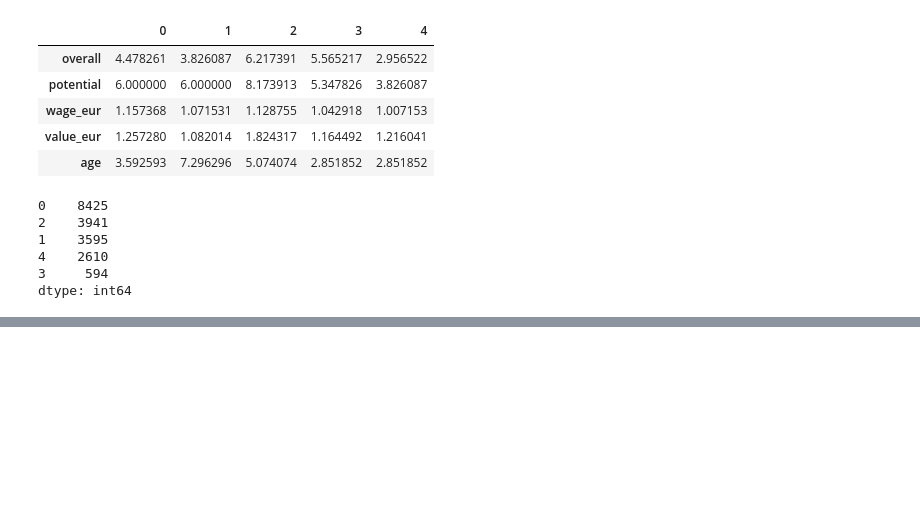
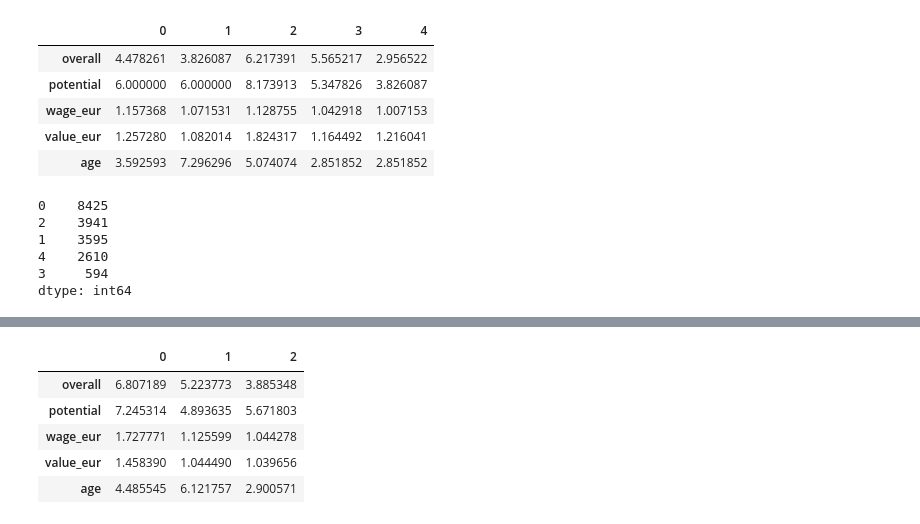
Before and after one commit to justinsantacruz/MAT421, a Jupyter notebook: KMeans_Clusterring.ipynb, the cells around one changed output, grey strips where cells are left out. Drawn from its saved outputs; the diff is of its cells as text; code cells hidden in the pictures; blank space fills up the shorter version.

```diff
--- a/KMeans_Clusterring.ipynb
+++ b/KMeans_Clusterring.ipynb
@@ -149,0 +185,9 @@ labels.value_counts()
+# %%
+pd.DataFrame(kmeans.cluster_centers_, columns=features).T
+# %% [output]
+|  | 0 | 1 | 2 |
+| overall | 6.807189 | 5.223773 | 3.885348 |
+| potential | 7.245314 | 4.893635 | 5.671803 |
+| wage_eur | 1.727771 | 1.125599 | 1.044278 |
+| value_eur | 1.458390 | 1.044490 | 1.039656 |
+| age | 4.485545 | 6.121757 | 2.900571 |
```
Also changed, not shown: parts of 6 cells of this notebook.
